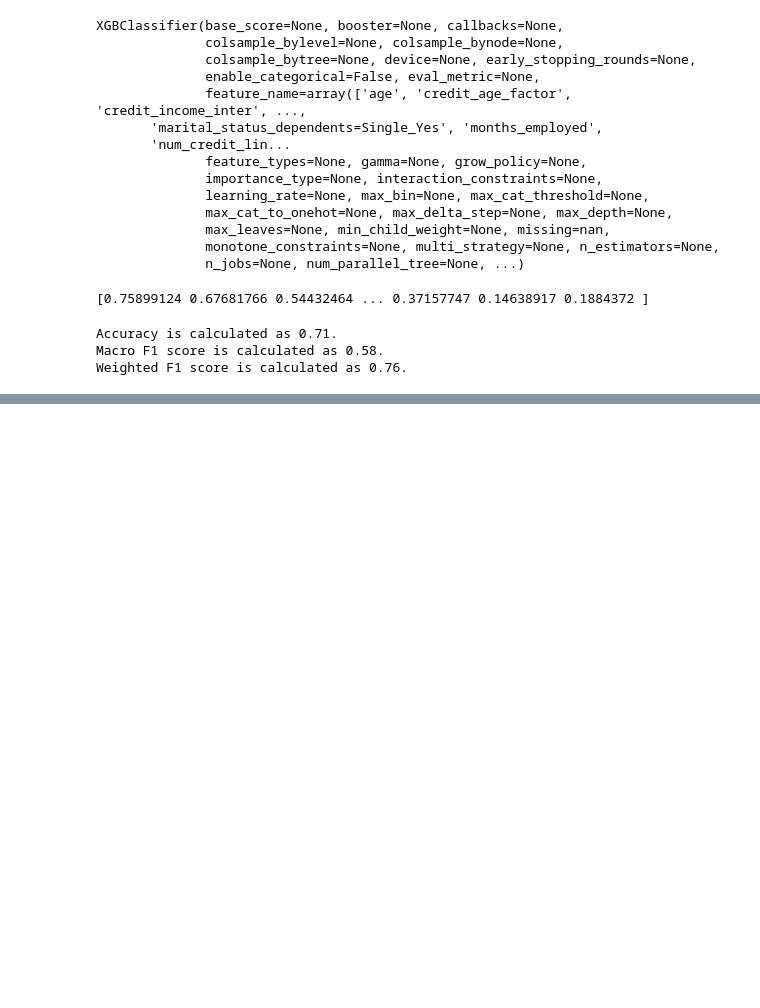
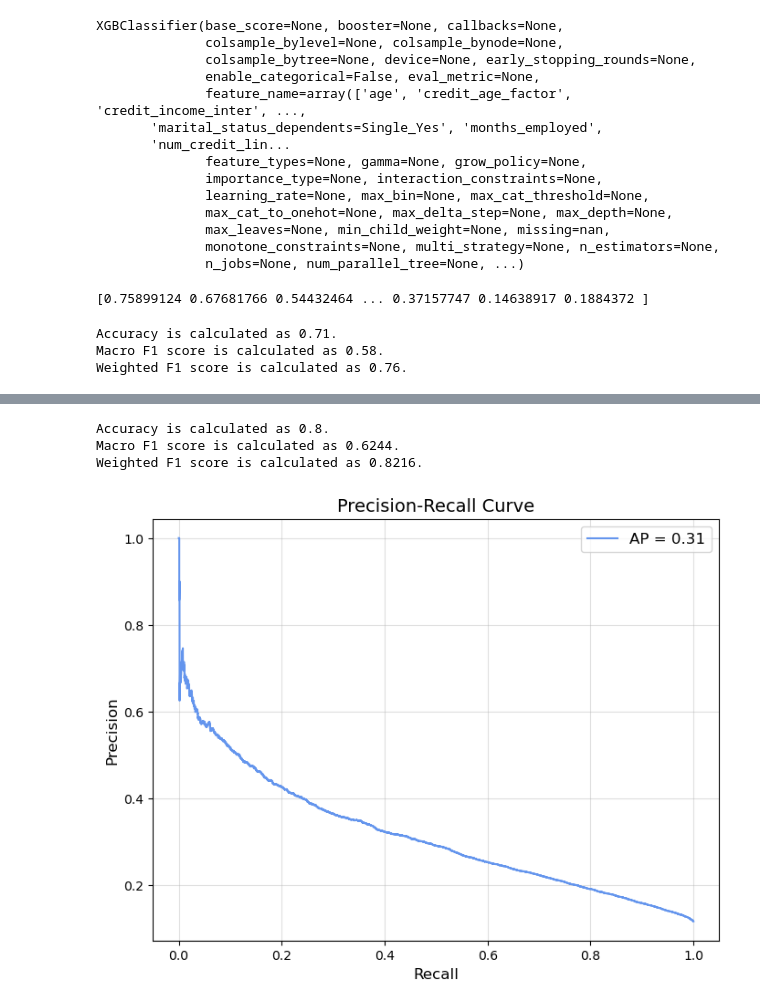
Before and after one commit to f-kuzey-edes-huyal/loan_default_prediction, a Jupyter notebook: training_model_save.ipynb, the cells around one changed output, grey strips where cells are left out. Saved outputs shown, nothing was run; the diff lists cells and outputs as text; code cells hidden in the pictures; blank space fills up the shorter version.

```diff
--- a/training_model_save.ipynb
+++ b/training_model_save.ipynb
@@ -112,7 +114,7 @@ seeds = [5, 13, 29, 43, 57, 87, 29, 42,1, 93]
 #https://readthedocs.org/projects/xgboost/downloads/pdf/latest/
 
 results = []
-for i in [5, 13, 29, 43, 57, 87, 29, 42,1, 93]:
+for i in [5, 13, 29, 43, 57, 87, 28, 42,1, 93]:
     print(i)
     # I have deleted subsample and colsample_bytree parameters since I have evaluated same result at each run
     model = XGBClassifier(params = {'subsample': 0.9, 'scale_pos_weight': 1, 'reg_lambda': 1,'reg_alpha': 0.1, 'n_estimators': 200, 'max_depth': 5,
@@ -175,0 +262,36 @@ Parameters: { "feature_name", "params" } are not used.
+# %%
+list_models = np.array([est1, est2, est3, est4, est5, est6, est7, est8, est9, est10])
+averages = np.average(list_models, axis=0)
+# %%
+y_pred_proba = est1
+y_pred =averages[:,1]
+y_pred > 0.5
+y_decision = (y_pred >= 0.5).astype(int)
+acc = (y_test == y_decision).mean().round(4)
+print(f"Accuracy is calculated as \033[1m{acc}\033[0m.")
+f_macro = f1_score(y_test, y_decision, average='macro').round(4)
+print(f"Macro F1 score is calculated as \033[1m{f_macro}\033[0m.")
+f_weighted = f1_score(y_test, y_decision, average='weighted').round(4)
+print(f"Weighted F1 score is calculated as \033[1m{f_weighted}\033[0m.")
+results.append((acc,f_macro,f_weighted))
+
+# Calculate precision and recall values for different thresholds
+precision, recall, thresholds = precision_recall_curve(y_test, y_pred)
+
+# Calculate the average precision score
+average_precision = average_precision_score(y_test, y_pred)
+
+# Plot Precision-Recall curve
+plt.figure(figsize=(8, 6))
+plt.plot(recall, precision, label=f'AP = {average_precision:.2f}', color = "cornflowerblue")
+plt.xlabel('Recall', fontsize=12)
+plt.ylabel('Precision', fontsize=12)
+plt.title('Precision-Recall Curve', fontsize=14)
+plt.legend(loc='best', fontsize=12)
+plt.grid(alpha=0.4)
+plt.show()
+# %% [output]
+Accuracy is calculated as 0.8.
+Macro F1 score is calculated as 0.6244.
+Weighted F1 score is calculated as 0.8216.
+[figure, added]
```
Also changed, not shown: parts of 3 cells of this notebook.
